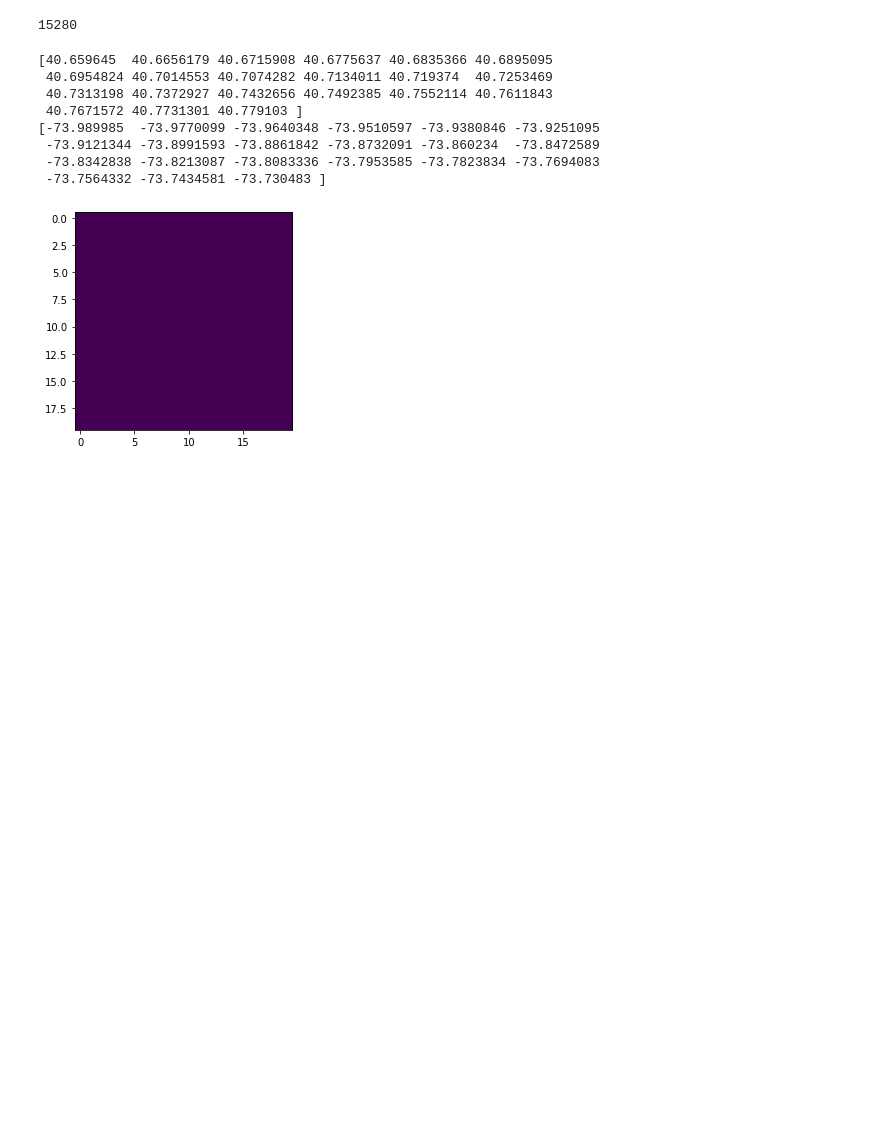
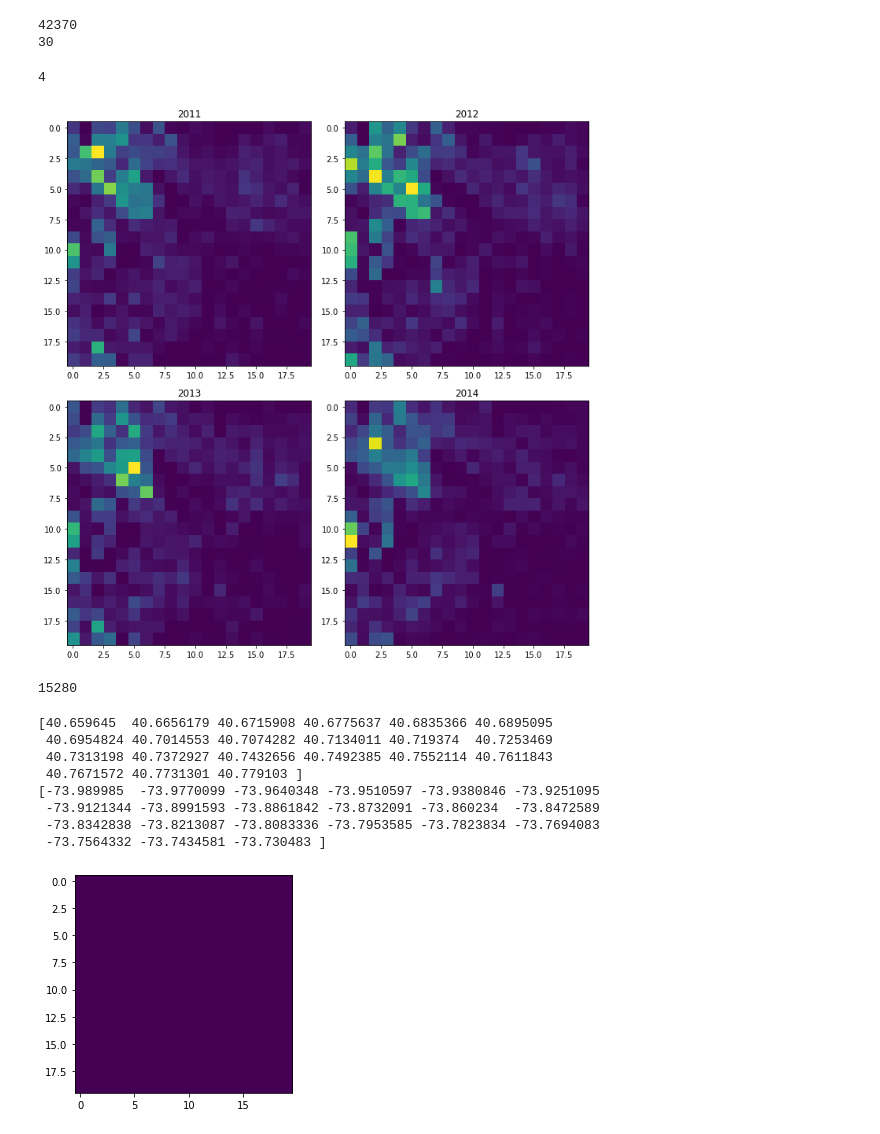
Before and after one commit to Esmidth/CCS_TA_implement, a Jupyter notebook: test.ipynb, the cells around one changed output. Drawn from its saved outputs; the diff is of its cells as text; code cells hidden in the pictures; blank space fills up the shorter version.

```diff
--- a/test.ipynb
+++ b/test.ipynb
@@ -4,7 +4,7 @@ import utils
 import pandas as pd
 import numpy as np
 import matplotlib.pyplot as plt
-res = 20
+res = 30
 lat = (40.659645,40.779103)
 log = (-73.989985,-73.730483)
 # %%
@@ -14,9 +14,21 @@ df['New_Date'] = pd.to_datetime(df['Created Date'])
 date_range = np.linspace(2010,2020,11,dtype=int)
 # date_count = np.zeros(10,dtype=int)
 def generate_date_dataframe(date_range,df):
+    """date_range: (from,to)"""
     return df[(df['New_Date'] > str(date_range[0])) & (df['New_Date'] < str(date_range[1]))]
+# %%
+date_df_2010_2014 = generate_date_dataframe((2010,2014),df)
+print(len(date_df_2010_2014))
+pic = draw_rat_heatmap(lat,log,date_df_2010_2014,30)
+
+print(len(pic_list))
+# %% [output]
+42370
+30
 # %%
-def draw_rat_heatmap(lat_range,log_range,df,res):
+def draw_rat_heatmap(lat,log,df,res):
+    lat_range = np.linspace(lat[0],lat[1],res+1)
+    log_range = np.linspace(log[0],log[1],res+1)
     pic = np.zeros((res,res))
     for i in range(res):
         # print(i,lat_range[i],lat_range[i+1])
@@ -24,6 +36,55 @@ def draw_rat_heatmap(lat_range,log_range,df,res):
             sub_df = df[(df['Latitude'] > lat_range[i]) & (df['Latitude'] < lat_range[i+1]) & (df['Longitude'] > log_range[j]) & (df['Longitude'] < log_range[j+1])]
             pic[i][j] = len(sub_df)
     return pic
+# %%
+def show_year_heatmap():
+    date_df_list = []
+    for i in range(10):
+        sub_df = generate_date_dataframe((2010+i,2011+i),df)
+        date_df_list.append(sub_df)
+    pic_list = []
+    for date_df in date_df_list:
+        pic = draw_rat_heatmap(lat,log,date_df,20)
+        pic_list.append(pic)
+    plt.figure(figsize=(10,10))
+    for i,pic in enumerate(pic_list):
+        plt.subplot(2,5,i+1)
+        plt.imshow(pic)
+        plt.title(str(2010+i)+'-'+str(2011+i))
+    plt.tight_layout()
+    plt.show()
+def draw_pics(pic_list,arrange=(1,len(pic_list)),name=2010):
+    plt.figure(figsize=(10,10))
+    x = arrange[0]
+    y = arrange[1]
+    for i,pic in enumerate(pic_list):
+        plt.subplot(x,y,i+1)
+        plt.imshow(pic)
+        plt.title(str(name+i))
+    plt.tight_layout()
+    plt.show()
+
+def get_year_heatmap(date_range,df,res):
+    """date_range: (start_year,end_year)"""
+    date_df_list = []
+    date_range_verbose = np.linspace(date_range[0],date_range[1],date_range[1]-date_range[0]+1,dtype=int)
+    # print(date_range_verbose)
+    for i in range(date_range[1]-date_range[0]):
+        # print(date_range_verbose[i],date_range_verbose[i+1])
+        sub_df = generate_date_dataframe((date_range_verbose[i],date_range_verbose[i+1]),df)
+        date_df_list.append(sub_df)
+    pic_list = []
+    for date_df in date_df_list:
+        pic = draw_rat_heatmap(lat,log,date_df,res)
+        pic_list.append(pic)
+    return pic_list
+
+# show_year_heatmap()
+pic_list = get_year_heatmap((2011,2015),df,20)
+draw_pics(pic_list,(2,2),2011)
+# %% [output]
+4
+[figure, added]
 # %%
 # sub_df = df[(df['Latitude'] > lat[0]) & (df['Latitude']<lat[1]) & (df['Longitude'] > log[0]) & (df['Longitude'] < log[1])]
 #date_df =
```
Also changed, not shown: parts of 2 cells of this notebook.
